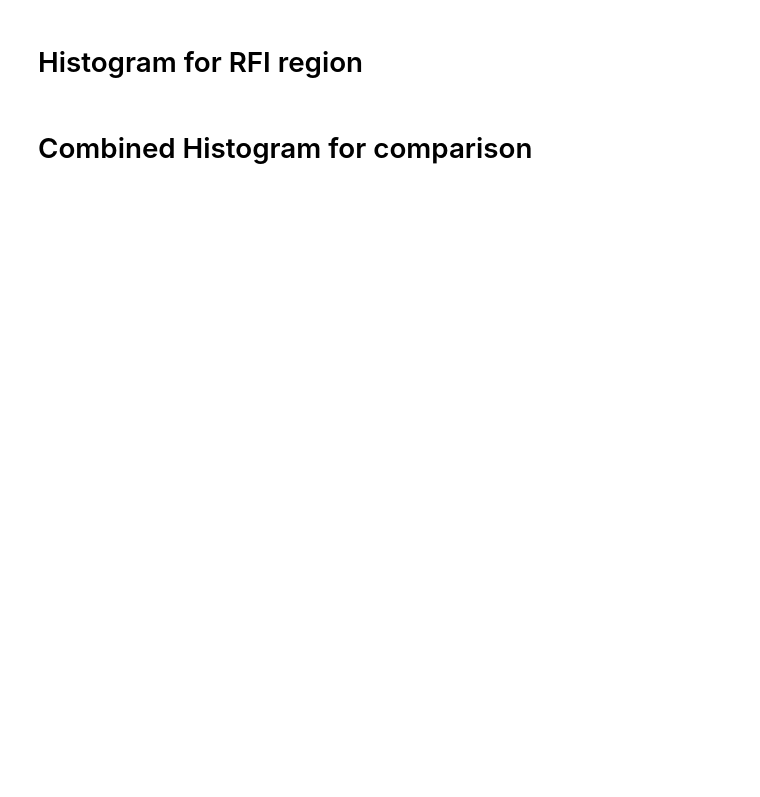
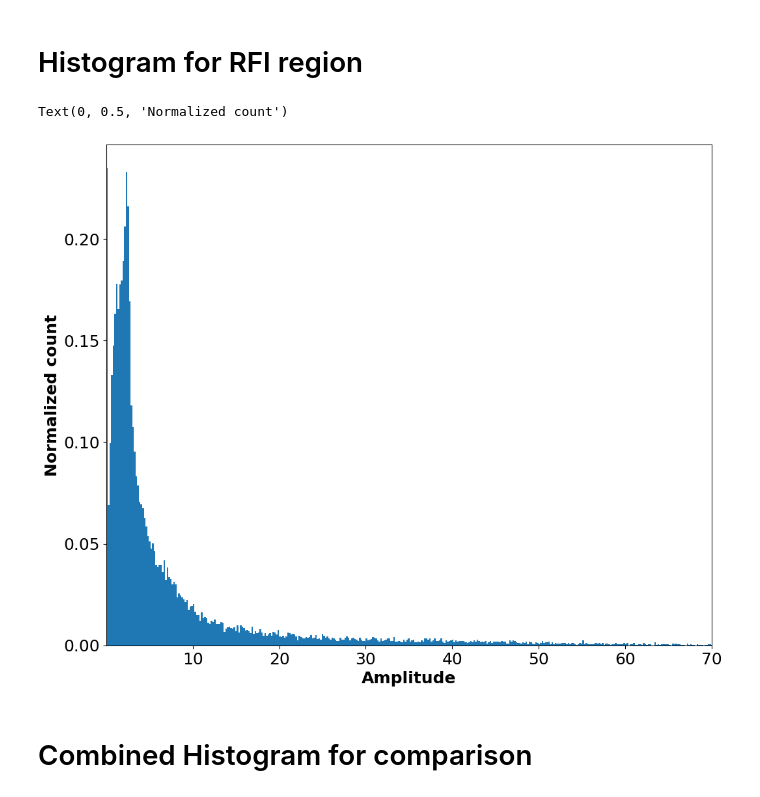
Before and after one commit to Astro-attempts/OT2-Assignment-2, a Jupyter notebook: OT2_Interferometry_ELLKIR005_LNDLLO002.ipynb, the cells around one changed output. Drawn from its saved outputs; the diff is of its cells as text; code cells hidden in the pictures; blank space fills up the shorter version.

```diff
--- a/OT2_Interferometry_ELLKIR005_LNDLLO002.ipynb
+++ b/OT2_Interferometry_ELLKIR005_LNDLLO002.ipynb
@@ -415,10 +570,13 @@ plt.ylabel('Normalized count')
 # %% [markdown]
 # Histogram for RFI region
 # %%
-plt.hist(combined_array_rfi, bins=500, density=True,alpha=0.5, lw=2)
+plt.hist(combined_array_rfi, bins=500, density=True)
 plt.xlim([0.001, 70])
 plt.xlabel('Amplitude')
 plt.ylabel('Normalized count')
+# %% [output]
+Text(0, 0.5, 'Normalized count')
+[figure, added]
 # %% [markdown]
 # Combined Histogram for comparison
 # %%
```
Also changed, not shown: parts of 32 cells of this notebook.
